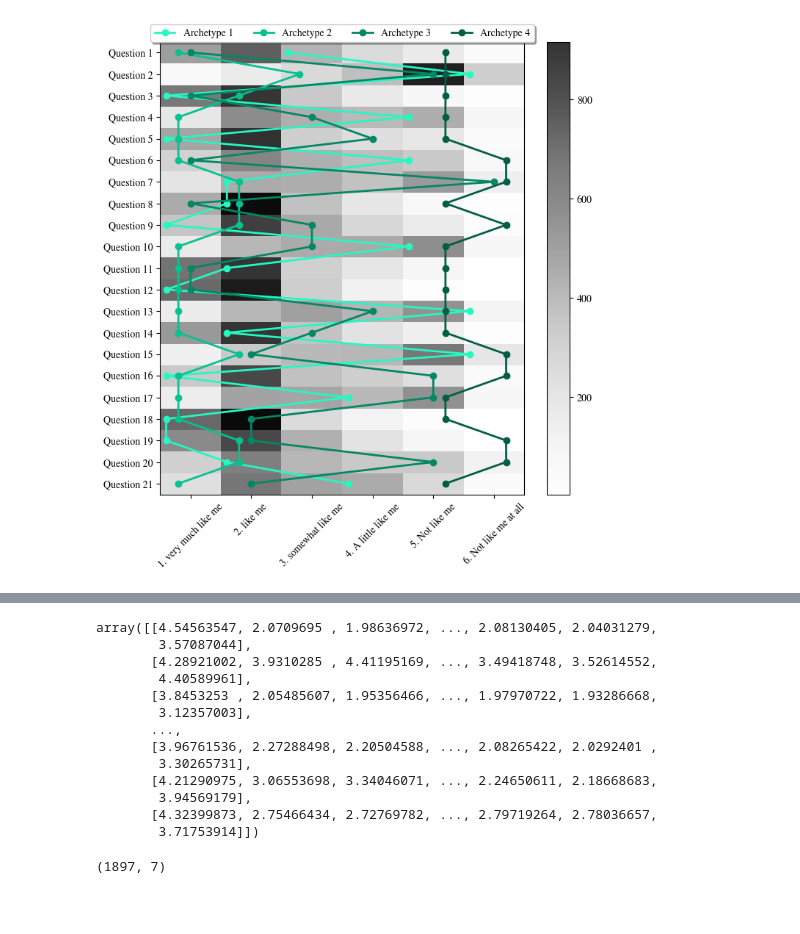
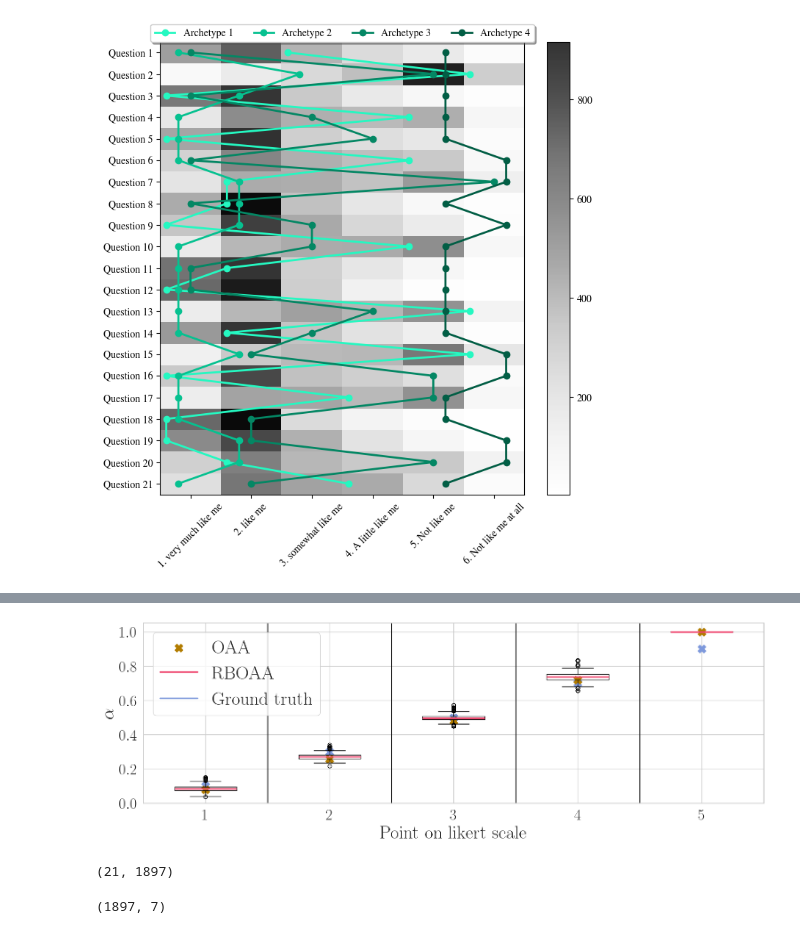
Before and after one commit to Maplewarrior/OrdinalArchetypalAnalysis, a Jupyter notebook: real_data_plots_michael.ipynb, the cells around one changed output, grey strips where cells are left out. Drawn from its saved outputs; the diff is of its cells as text; code cells hidden in the pictures; blank space fills up the shorter version.

```diff
--- a/real_data_plots.ipynb
+++ b/real_data_plots_michael.ipynb
@@ -467,3 +557,23 @@ alpha
+# %%
+noRB_analyses = load_analyses('1000_respondents_noRB_results')
+
+best_loss_rboaa_rep = np.argmin([noRB_analyses['RBOAA']['K3'][i].loss[-1] for i in range(10)])
+best_loss_oaa_rep = np.argmin([noRB_analyses['OAA']['K3'][i].loss[-1] for i in range(10)])
+# %%
+SD_no_rb = _synthetic_data(1000, 20, 3, 5, -9.21, False, 1.0, 1.5, 1e-6)
+
+
+RBOAA_betas = noRB_analyses['RBOAA']['K3'][best_loss_rboaa_rep].b
+OAA_betas = noRB_analyses['OAA']['K3'][best_loss_oaa_rep].b
+X = noRB_analyses['OAA']['K3'][2].X
+synthetic_betas = SD_no_rb.betas
+
+synthetic_betas = np.concatenate((np.array([0.]), synthetic_betas), axis=0)
+synthetic_betas = np.concatenate((synthetic_betas, np.array([1.])), axis=0)
+
+response_bias_plot(X, RBOAA_betas, OAA_betas, synthetic_betas)
+# %% [output]
+[figure, added]
 # %%
 b_OAA = GB_res['OAA']['K4'][6].b
 
@@ -479,21 +589,9 @@ Xt = GB_res['RBOAA']['K4'][6].X.T
 
 R = GB_res['RBOAA']['K4'][6].X@GB_res['RBOAA']['K4'][6].B@GB_res['RBOAA']['K4'][6].A
 
-R
+R.shape
 # %% [output]
-array([[4.54563547, 2.0709695 , 1.98636972, ..., 2.08130405, 2.04031279,
-        3.57087044],
-       [4.28921002, 3.9310285 , 4.41195169, ..., 3.49418748, 3.52614552,
-        4.40589961],
-       [3.8453253 , 2.05485607, 1.95356466, ..., 1.97970722, 1.93286668,
-        3.12357003],
-       ...,
-       [3.96761536, 2.27288498, 2.20504588, ..., 2.08265422, 2.0292401 ,
-        3.30265731],
-       [4.21290975, 3.06553698, 3.34046071, ..., 2.24650611, 2.18668683,
-        3.94569179],
-       [4.32399873, 2.75466434, 2.72769782, ..., 2.79719264, 2.78036657,
-        3.71753914]])
+(21, 1897)
 # %%
 b.shape
 # %% [output]
```
Also changed, not shown: parts of 19 cells of this notebook.
